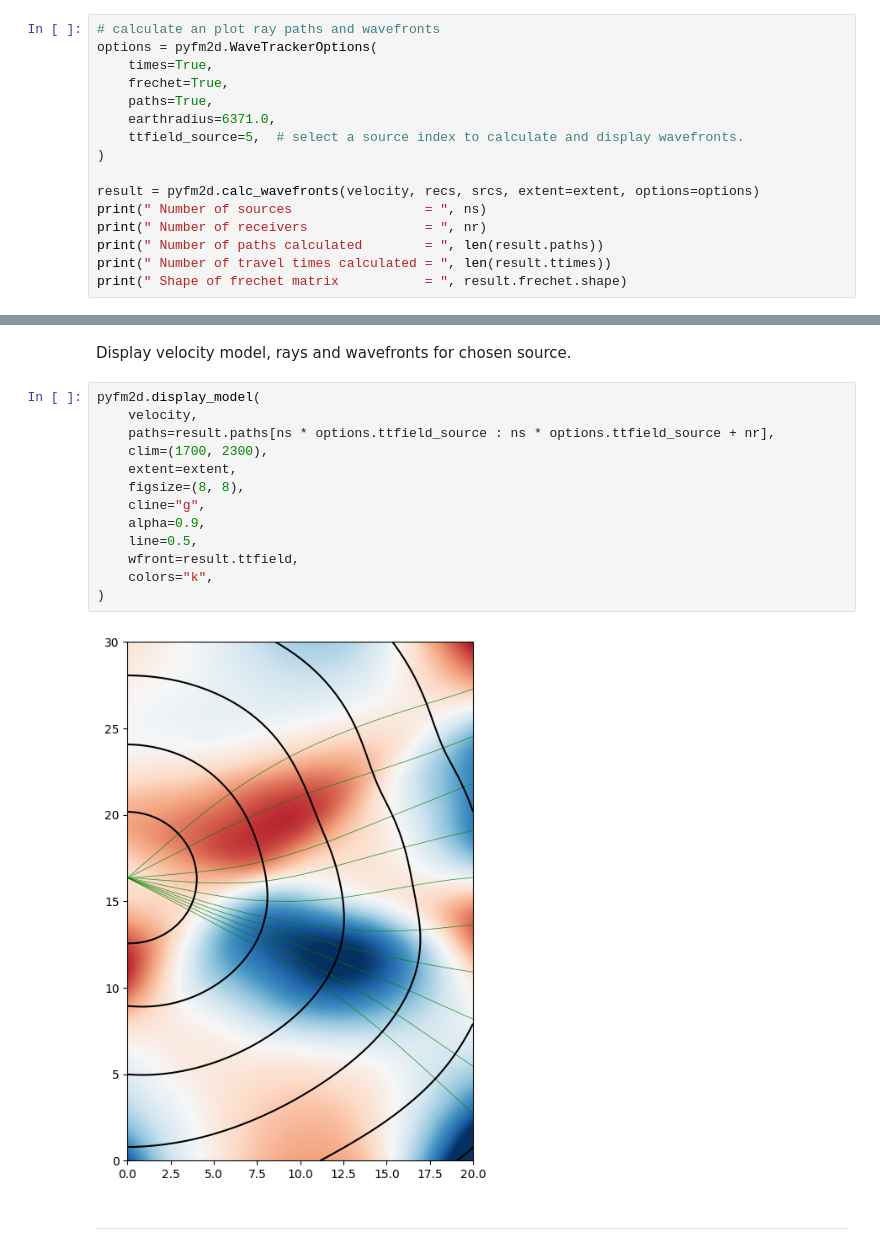
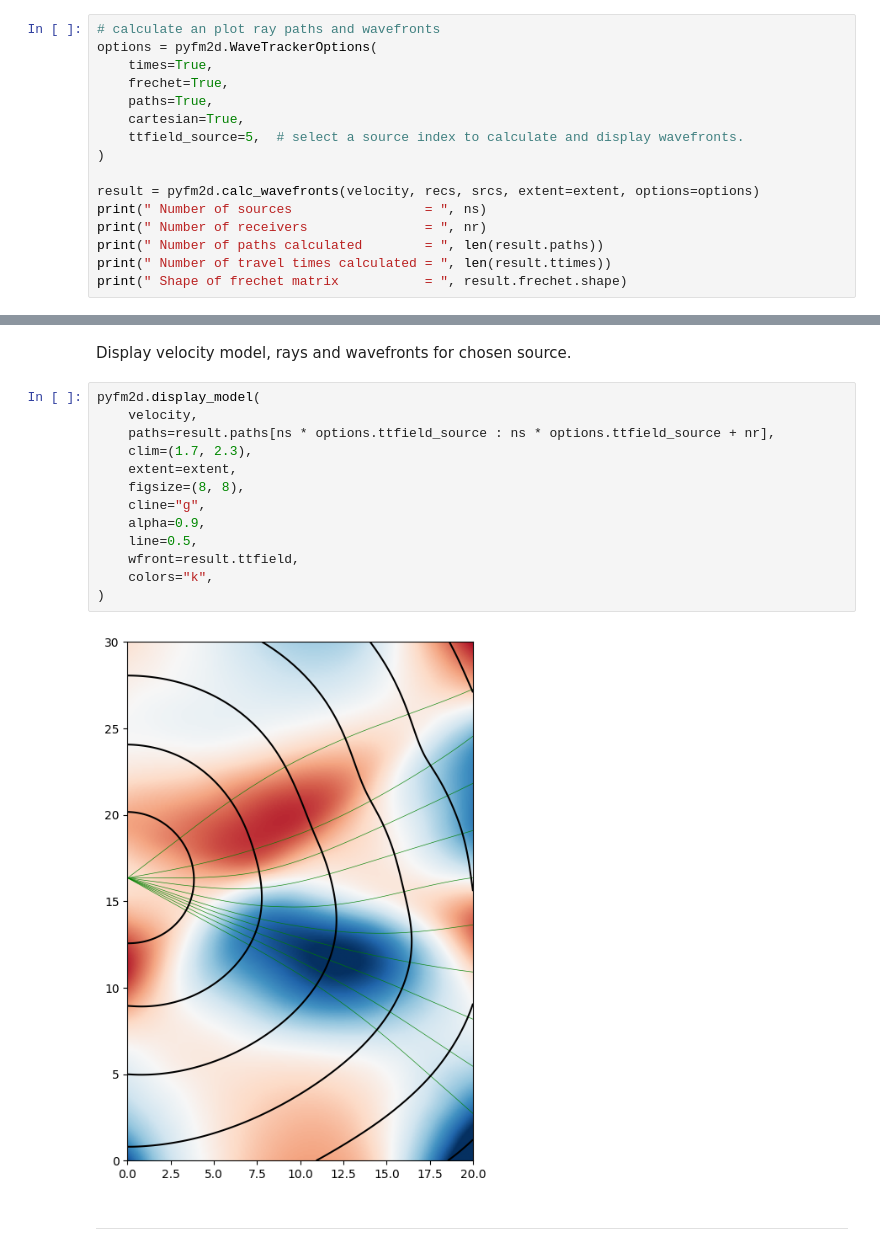
Before and after one commit to inlab-geo/pyfm2d, a Jupyter notebook: examples/FMM_demo_borehole.ipynb, the cells around one changed output, grey strips where cells are left out. Drawn from its saved outputs; the diff is of its cells as text.

```diff
--- a/examples/FMM_demo_borehole.ipynb
+++ b/examples/FMM_demo_borehole.ipynb
@@ -303,7 +303,7 @@ options = pyfm2d.WaveTrackerOptions(
     times=True,
     frechet=True,
     paths=True,
-    earthradius=6371.0,
+    cartesian=True,
     ttfield_source=5,  # select a source index to calculate and display wavefronts.
 )
 
@@ -339,18 +339,18 @@ Display velocity model, rays and wavefronts for chosen source.
 # %%
 pyfm2d.display_model(
     velocity,
     paths=result.paths[ns * options.ttfield_source : ns * options.ttfield_source + nr],
-    clim=(1700, 2300),
+    clim=(1.7, 2.3),
     extent=extent,
     figsize=(8, 8),
     cline="g",
     alpha=0.9,
     line=0.5,
     wfront=result.ttfield,
     colors="k",
 )
 # %% [output]
-[figure, old version]
+[figure, new version]
 # %% [markdown]
 ----
 # %% [markdown]
```
Also changed, not shown: parts of 12 cells of this notebook, 5 other files.
